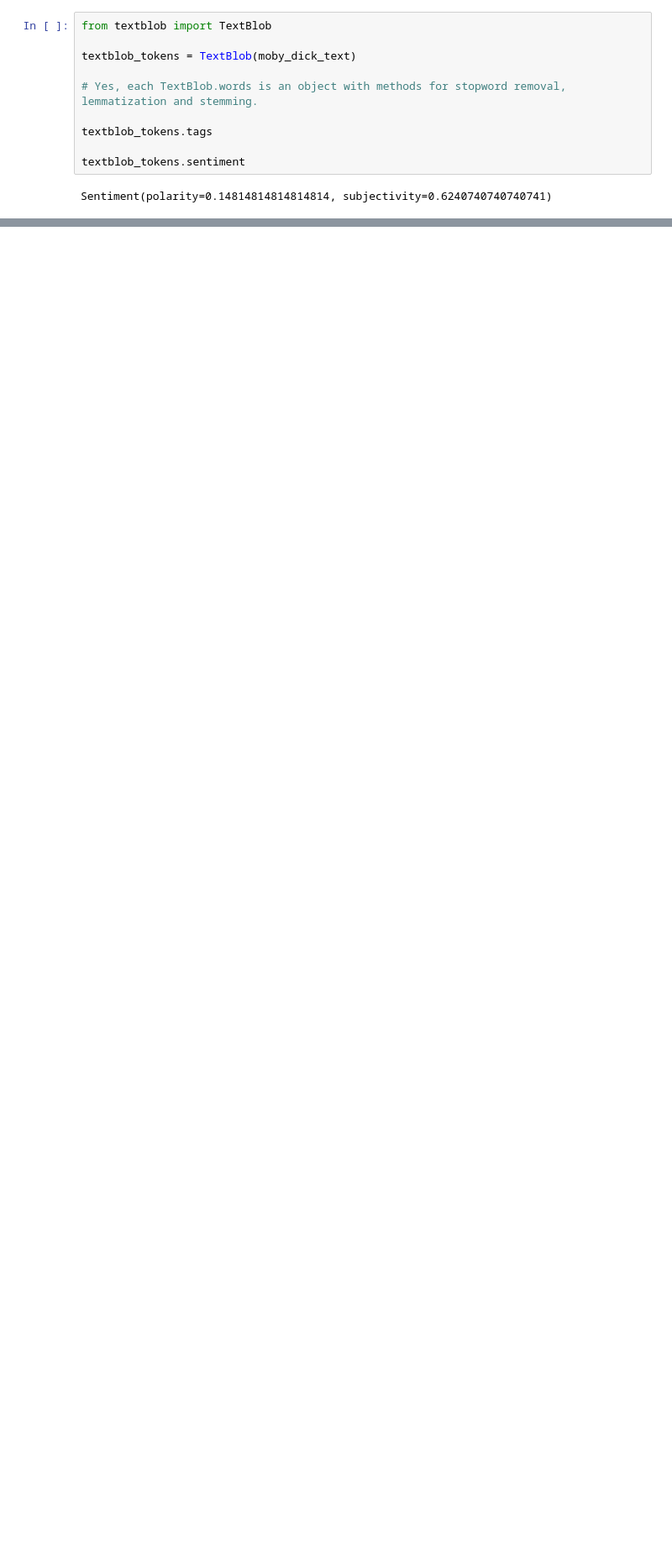
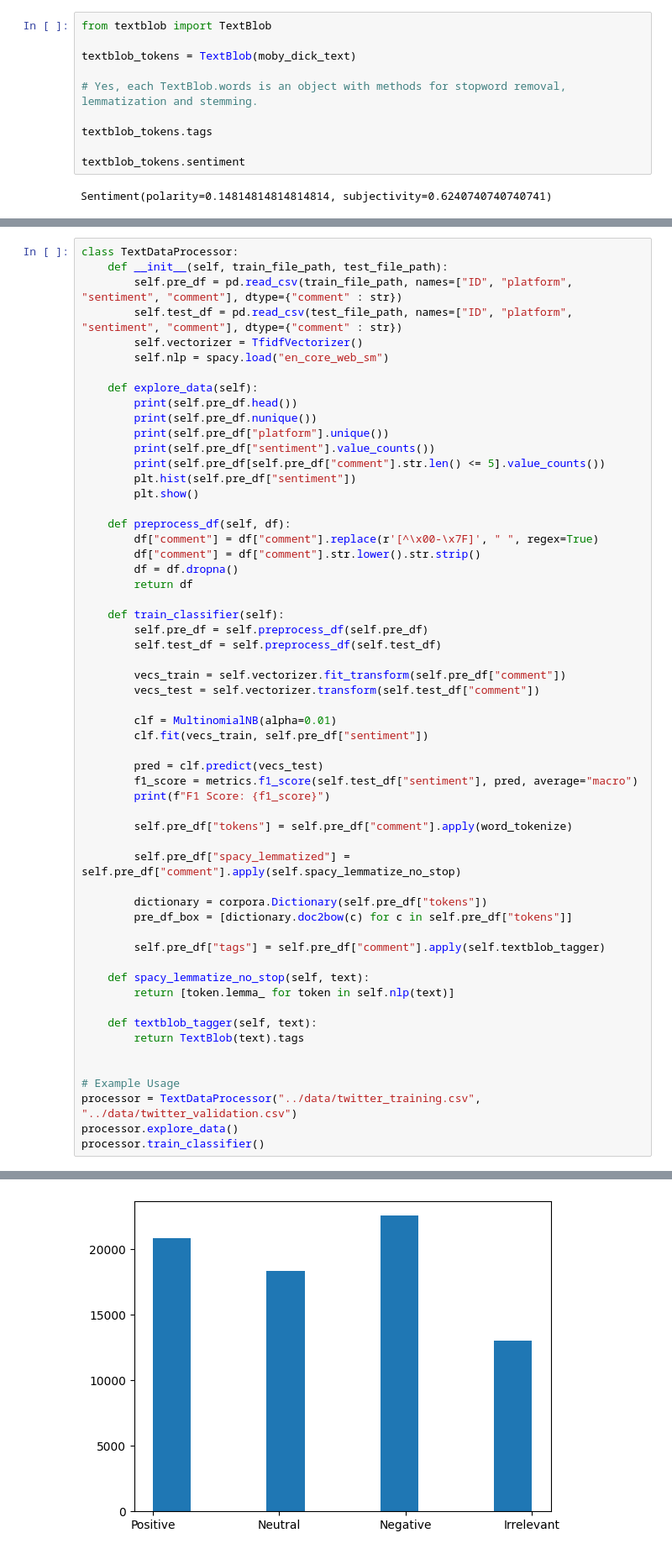
Before and after one commit to Wolfingten/btnlp_exercise03, a Jupyter notebook: exercise03.ipynb, the cells around one changed output, grey strips where cells are left out. Shown at 84% size. Drawn from its saved outputs; the diff is of its cells as text; blank space fills up the shorter version.

```diff
--- a/exercise03.ipynb
+++ b/exercise03.ipynb
@@ -311,0 +431,58 @@ Sentiment(polarity=0.14814814814814814, subjectivity=0.6240740740740741)
+# %%
+class TextDataProcessor:
+    def __init__(self, train_file_path, test_file_path):
+        self.pre_df = pd.read_csv(train_file_path, names=["ID", "platform", "sentiment", "comment"], dtype={"comment" : str})
+        self.test_df = pd.read_csv(test_file_path, names=["ID", "platform", "sentiment", "comment"], dtype={"comment" : str})
+        self.vectorizer = TfidfVectorizer()
+        self.nlp = spacy.load("en_core_web_sm")
+
+    def explore_data(self):
+        print(self.pre_df.head())
+        print(self.pre_df.nunique())
+        print(self.pre_df["platform"].unique())
+        print(self.pre_df["sentiment"].value_counts())
+        print(self.pre_df[self.pre_df["comment"].str.len() <= 5].value_counts())
+        plt.hist(self.pre_df["sentiment"])
+        plt.show()
+
+    def preprocess_df(self, df):
+        df["comment"] = df["comment"].replace(r'[^\x00-\x7F]', " ", regex=True)
+        df["comment"] = df["comment"].str.lower().str.strip()
+        df = df.dropna()
+        return df
+
+    def train_classifier(self):
+        self.pre_df = self.preprocess_df(self.pre_df)
+        self.test_df = self.preprocess_df(self.test_df)
+
+        vecs_train = self.vectorizer.fit_transform(self.pre_df["comment"])
+        vecs_test = self.vectorizer.transform(self.test_df["comment"])
+
+        clf = MultinomialNB(alpha=0.01)
+        clf.fit(vecs_train, self.pre_df["sentiment"])
+
+        pred = clf.predict(vecs_test)
+        f1_score = metrics.f1_score(self.test_df["sentiment"], pred, average="macro")
+        print(f"F1 Score: {f1_score}")
+
+        self.pre_df["tokens"] = self.pre_df["comment"].apply(word_tokenize)
+
+        self.pre_df["spacy_lemmatized"] = self.pre_df["comment"].apply(self.spacy_lemmatize_no_stop)
+
+        dictionary = corpora.Dictionary(self.pre_df["tokens"])
+        pre_df_box = [dictionary.doc2bow(c) for c in self.pre_df["tokens"]]
+
+        self.pre_df["tags"] = self.pre_df["comment"].apply(self.textblob_tagger)
+
+    def spacy_lemmatize_no_stop(self, text):
+        return [token.lemma_ for token in self.nlp(text)]
+
+    def textblob_tagger(self, text):
+        return TextBlob(text).tags
+
+
+# Example Usage
+processor = TextDataProcessor("../data/twitter_training.csv", "../data/twitter_validation.csv")
+processor.explore_data()
+processor.train_classifier()
+# %% [output]
@@ -311,0 +506 @@ Sentiment(polarity=0.14814814814814814, subjectivity=0.6240740740740741)
+[figure, added]
```
Also changed, not shown: parts of 3 cells of this notebook.
